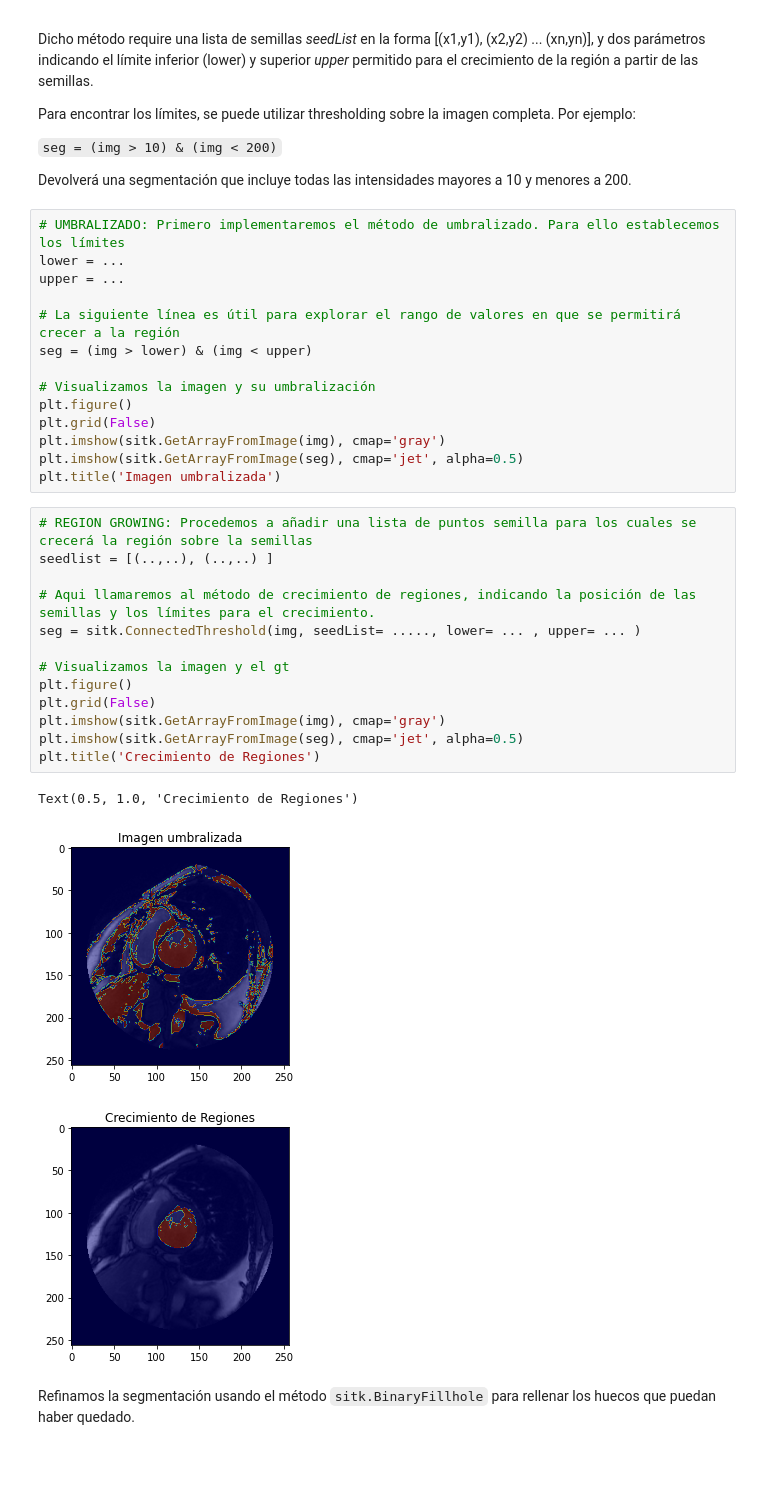
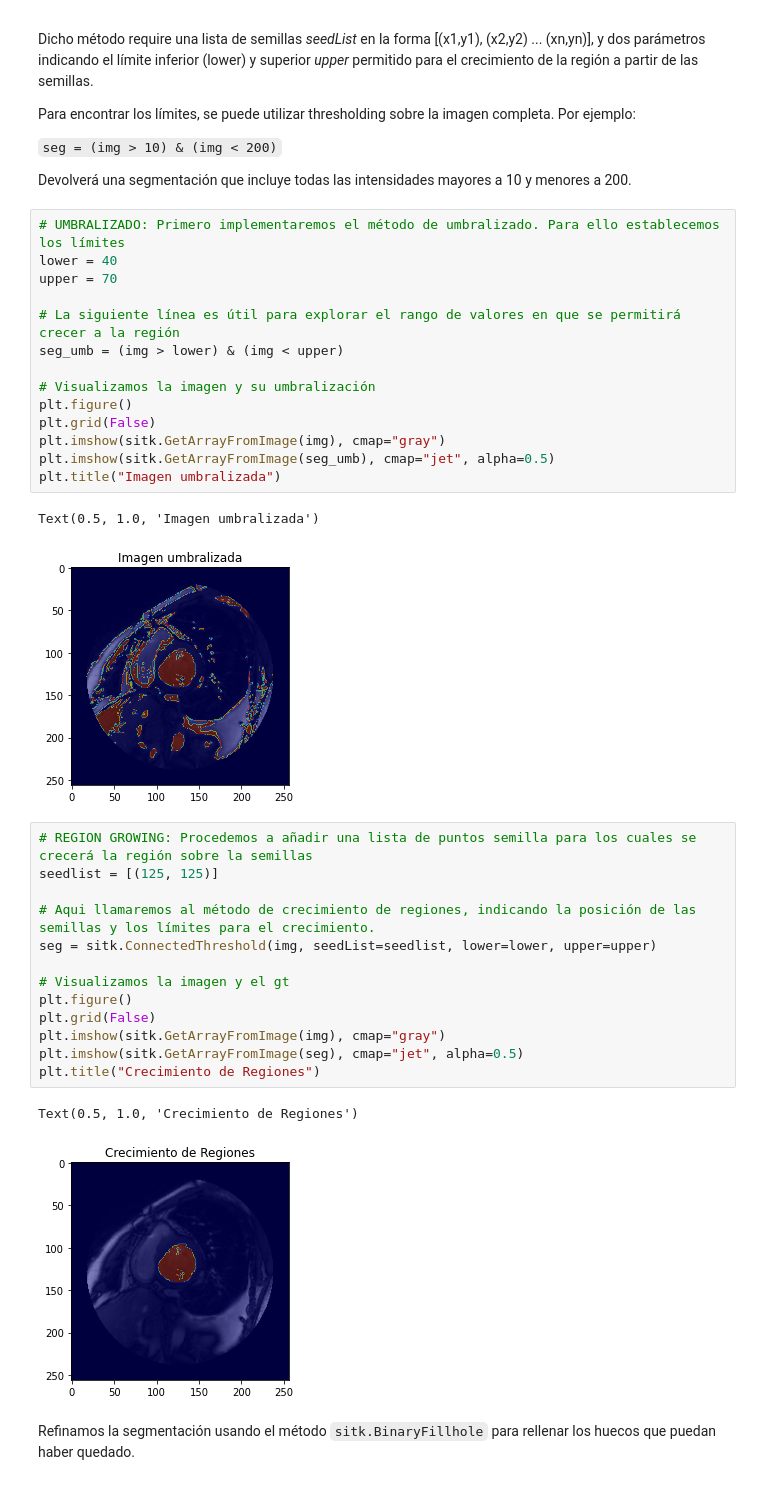
Before and after one commit to camilomarino/DLBioIm, a Jupyter notebook: Practica_4_Camilo.ipynb, the cells around one changed output. Drawn from its saved outputs; the diff is of its cells as text.

```diff
--- a/Practica_4_Camilo.ipynb
+++ b/Practica_4_Camilo.ipynb
@@ -146,35 +140,37 @@ Para encontrar los límites, se puede utilizar thresholding sobre la imagen comp
 Devolverá una segmentación que incluye todas las intensidades mayores a 10 y menores a 200.
 # %%
 # UMBRALIZADO: Primero implementaremos el método de umbralizado. Para ello establecemos los límites
-lower = ...
-upper = ...
+lower = 40
+upper = 70
 
 # La siguiente línea es útil para explorar el rango de valores en que se permitirá crecer a la región
-seg = (img > lower) & (img < upper)
+seg_umb = (img > lower) & (img < upper)
 
 # Visualizamos la imagen y su umbralización
 plt.figure()
 plt.grid(False)
-plt.imshow(sitk.GetArrayFromImage(img), cmap='gray')
-plt.imshow(sitk.GetArrayFromImage(seg), cmap='jet', alpha=0.5)
-plt.title('Imagen umbralizada')
+plt.imshow(sitk.GetArrayFromImage(img), cmap="gray")
+plt.imshow(sitk.GetArrayFromImage(seg_umb), cmap="jet", alpha=0.5)
+plt.title("Imagen umbralizada")
+# %% [output]
+Text(0.5, 1.0, 'Imagen umbralizada')
+[figure, added]
 # %%
 # REGION GROWING: Procedemos a añadir una lista de puntos semilla para los cuales se crecerá la región sobre la semillas
-seedlist = [(..,..), (..,..) ]
+seedlist = [(125, 125)]
 
 # Aqui llamaremos al método de crecimiento de regiones, indicando la posición de las semillas y los límites para el crecimiento.
-seg = sitk.ConnectedThreshold(img, seedList= ....., lower= ... , upper= ... )
+seg = sitk.ConnectedThreshold(img, seedList=seedlist, lower=lower, upper=upper)
 
 # Visualizamos la imagen y el gt
 plt.figure()
 plt.grid(False)
-plt.imshow(sitk.GetArrayFromImage(img), cmap='gray')
-plt.imshow(sitk.GetArrayFromImage(seg), cmap='jet', alpha=0.5)
-plt.title('Crecimiento de Regiones')
+plt.imshow(sitk.GetArrayFromImage(img), cmap="gray")
+plt.imshow(sitk.GetArrayFromImage(seg), cmap="jet", alpha=0.5)
+plt.title("Crecimiento de Regiones")
 # %% [output]
 Text(0.5, 1.0, 'Crecimiento de Regiones')
-[figure, old version]
+[figure, new version]
-[figure, removed]
 # %% [markdown]
 Refinamos la segmentación usando el método `sitk.BinaryFillhole` para rellenar los huecos que puedan haber quedado.
 # %%
```
Also changed, not shown: parts of 29 cells of this notebook.
